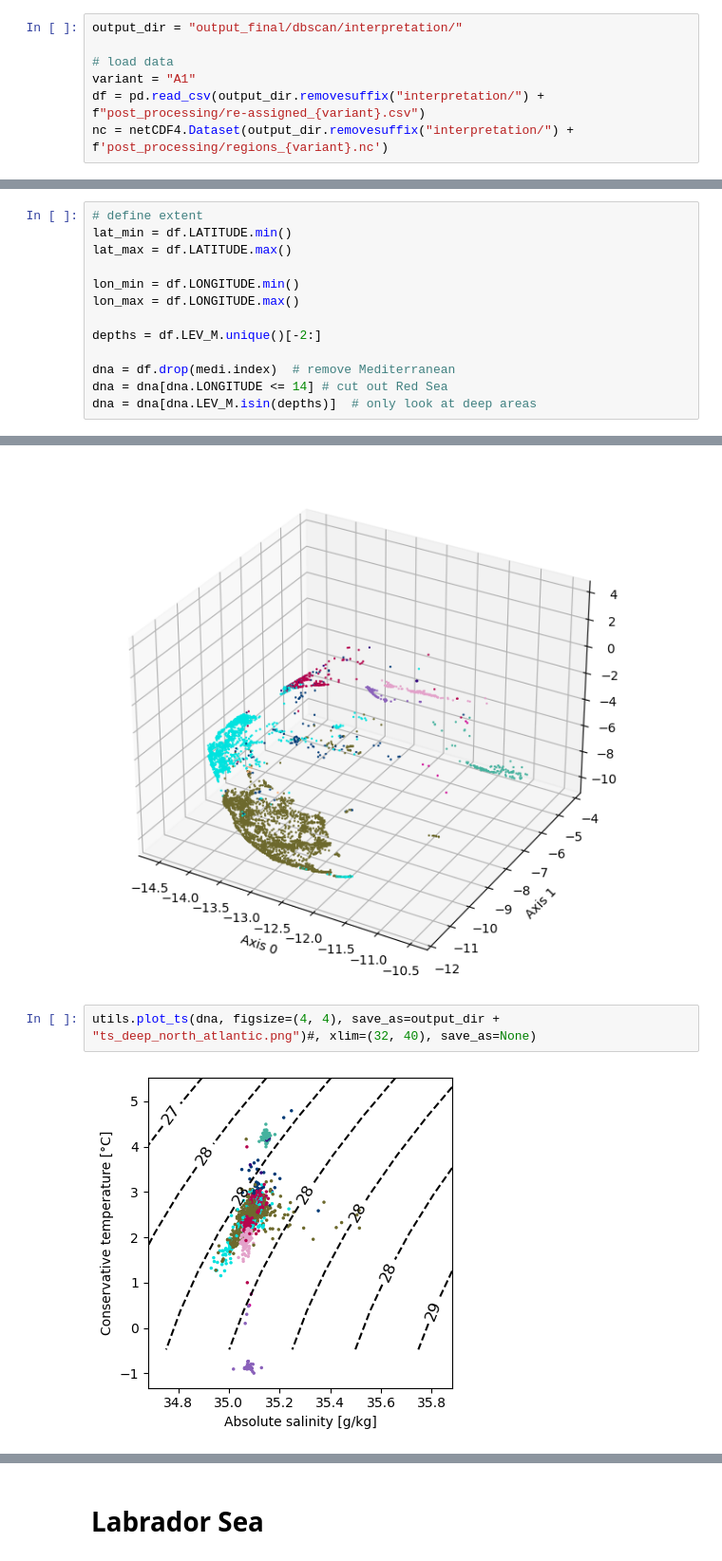
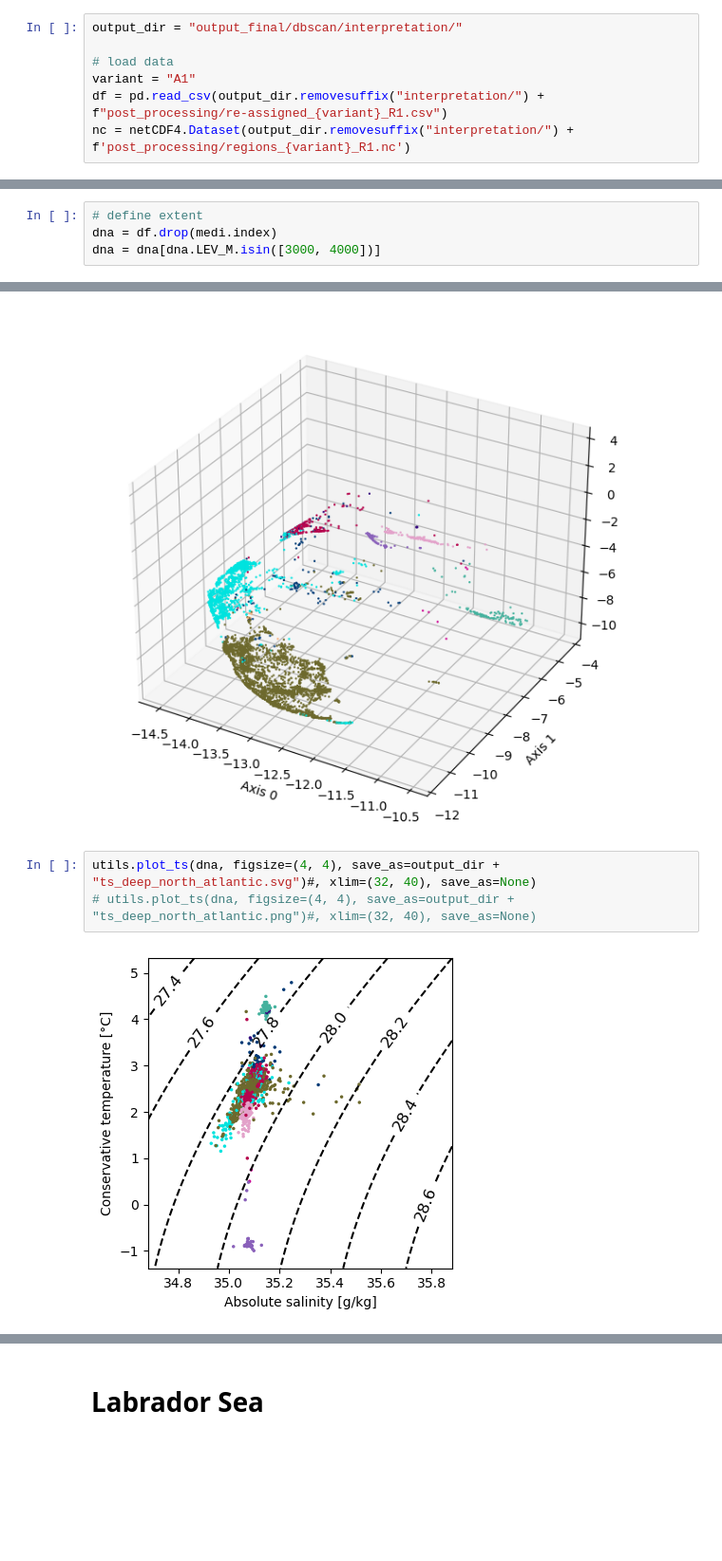
Before and after one commit to y-jenniges/ocean_cluster_validation, a Jupyter notebook: region_analysis.ipynb, the cells around one changed output, grey strips where cells are left out. Shown at 95% size. Saved outputs shown, nothing was run; the diff lists cells and outputs as text; blank space fills up the shorter version.

```diff
--- a/region_analysis.ipynb
+++ b/region_analysis.ipynb
@@ -13,8 +17,8 @@ output_dir = "output_final/dbscan/interpretation/"
 
 # load data
 variant = "A1"
-df = pd.read_csv(output_dir.removesuffix("interpretation/") + f"post_processing/re-assigned_{variant}.csv")
-nc = netCDF4.Dataset(output_dir.removesuffix("interpretation/") + f'post_processing/regions_{variant}.nc')
+df = pd.read_csv(output_dir.removesuffix("interpretation/") + f"post_processing/re-assigned_{variant}_R1.csv")
+nc = netCDF4.Dataset(output_dir.removesuffix("interpretation/") + f'post_processing/regions_{variant}_R1.nc')
 # %%
 # description of all labels (compute statistics without re-assigned points, they might distribu statistics)
 descr = df[~df["re-assigned"]].groupby("label").describe()
@@ -135,17 +146,8 @@ utils.coupled_label_plot(medi)
 # Deep North Atlantic
 # %%
 # define extent
-lat_min = df.LATITUDE.min()
-lat_max = df.LATITUDE.max()
-
-lon_min = df.LONGITUDE.min()
-lon_max = df.LONGITUDE.max()
-
-depths = df.LEV_M.unique()[-2:]
-
-dna = df.drop(medi.index)  # remove Mediterranean
-dna = dna[dna.LONGITUDE <= 14] # cut out Red Sea
-dna = dna[dna.LEV_M.isin(depths)]  # only look at deep areas
+dna = df.drop(medi.index)
+dna = dna[dna.LEV_M.isin([3000, 4000])]
 # %%
 print(f"Number of clusters: {len(dna.label.unique())}")
 print(f"Number of grid cells per cluster: ")
@@ -177,6 +179,7 @@ utils.coupled_label_plot(dna, save_dir=output_dir, suffix="_deepAtlantic")
 [figure]
 [figure]
 # %%
-utils.plot_ts(dna, figsize=(4, 4), save_as=output_dir + "ts_deep_north_atlantic.png")#, xlim=(32, 40), save_as=None)
+utils.plot_ts(dna, figsize=(4, 4), save_as=output_dir + "ts_deep_north_atlantic.svg")#, xlim=(32, 40), save_as=None)
+# utils.plot_ts(dna, figsize=(4, 4), save_as=output_dir + "ts_deep_north_atlantic.png")#, xlim=(32, 40), save_as=None)
 # %% [output]
-[figure, old version]
+[figure, new version]
```
Also changed, not shown: parts of 12 cells of this notebook.
